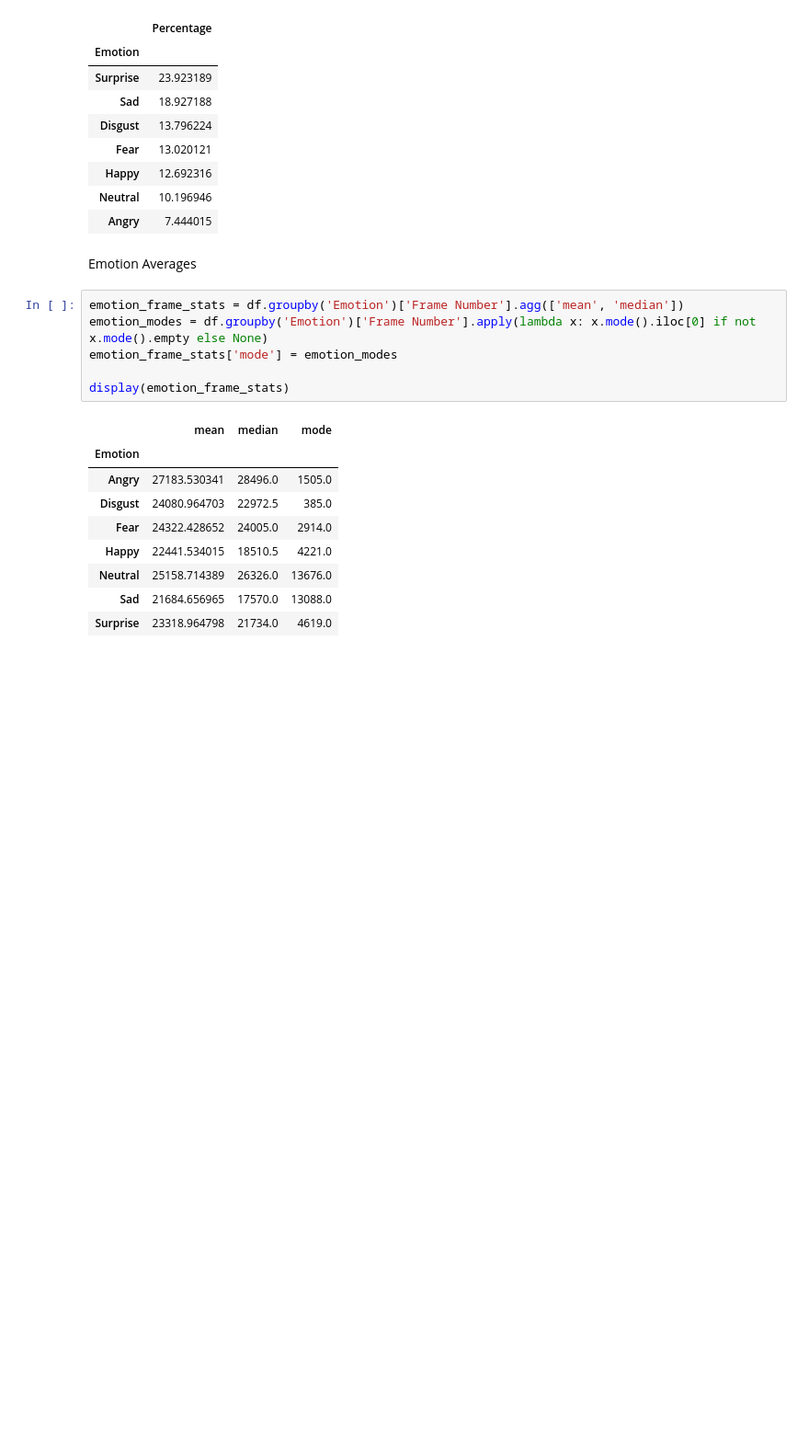
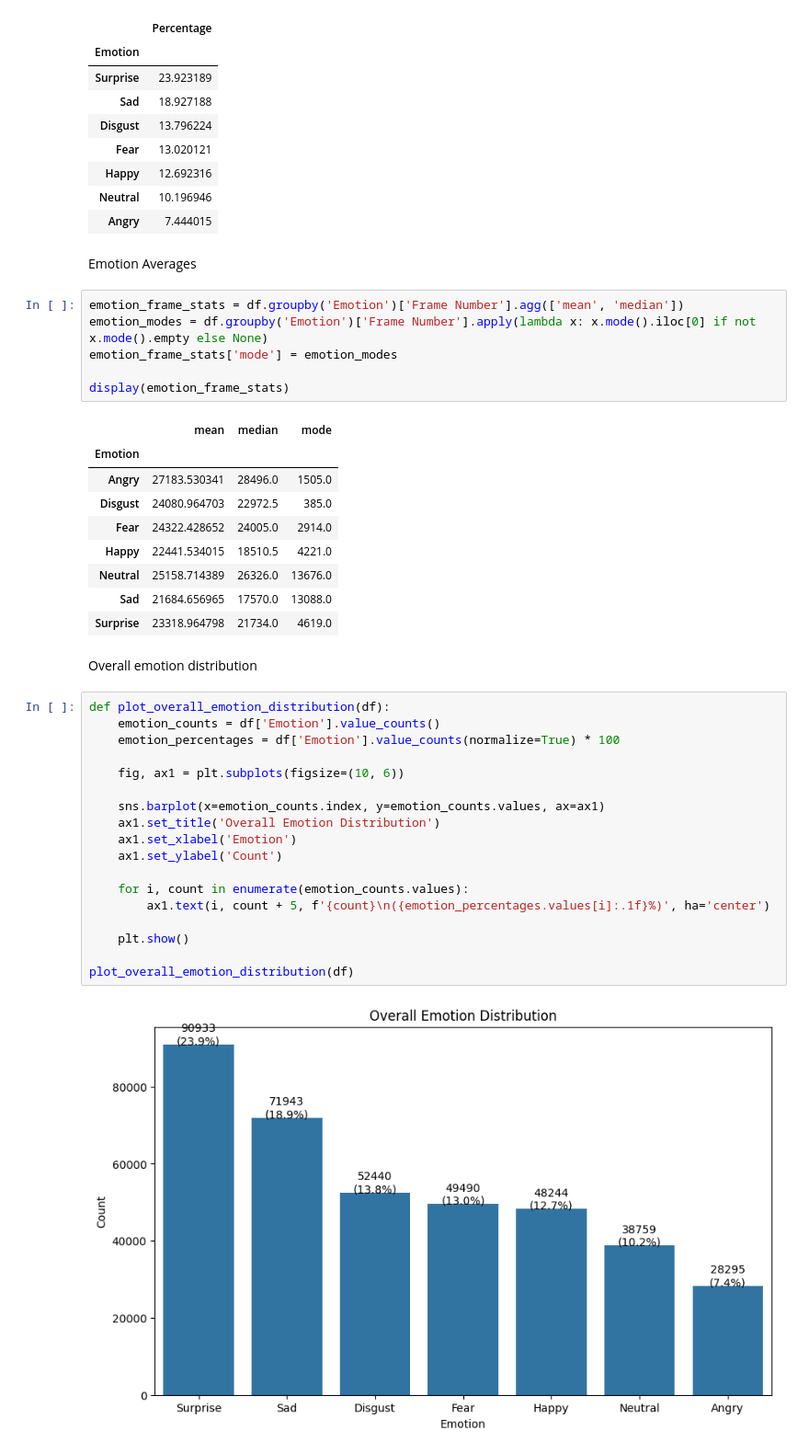
Before and after one commit to ajpessoa/PhD-data, a Jupyter notebook: DataReport.ipynb, the cells around one changed output. Shown at 92% size. Saved outputs shown, nothing was run; the diff lists cells and outputs as text; blank space fills up the shorter version.

```diff
--- a/DataReport.ipynb
+++ b/DataReport.ipynb
@@ -173,3 +173,25 @@ display(emotion_frame_stats)
 | Neutral | 25158.714389 | 26326.0 | 13676.0 |
 | Sad | 21684.656965 | 17570.0 | 13088.0 |
 | Surprise | 23318.964798 | 21734.0 | 4619.0 |
+# %% [markdown]
+Overall emotion distribution
+# %%
+def plot_overall_emotion_distribution(df):
+    emotion_counts = df['Emotion'].value_counts()
+    emotion_percentages = df['Emotion'].value_counts(normalize=True) * 100
+
+    fig, ax1 = plt.subplots(figsize=(10, 6))
+
+    sns.barplot(x=emotion_counts.index, y=emotion_counts.values, ax=ax1)
+    ax1.set_title('Overall Emotion Distribution')
+    ax1.set_xlabel('Emotion')
+    ax1.set_ylabel('Count')
+
+    for i, count in enumerate(emotion_counts.values):
+        ax1.text(i, count + 5, f'{count}\n({emotion_percentages.values[i]:.1f}%)', ha='center')
+
+    plt.show()
+
+plot_overall_emotion_distribution(df)
+# %% [output]
+[figure, added]
```
Also changed, not shown: parts of 11 cells of this notebook.
